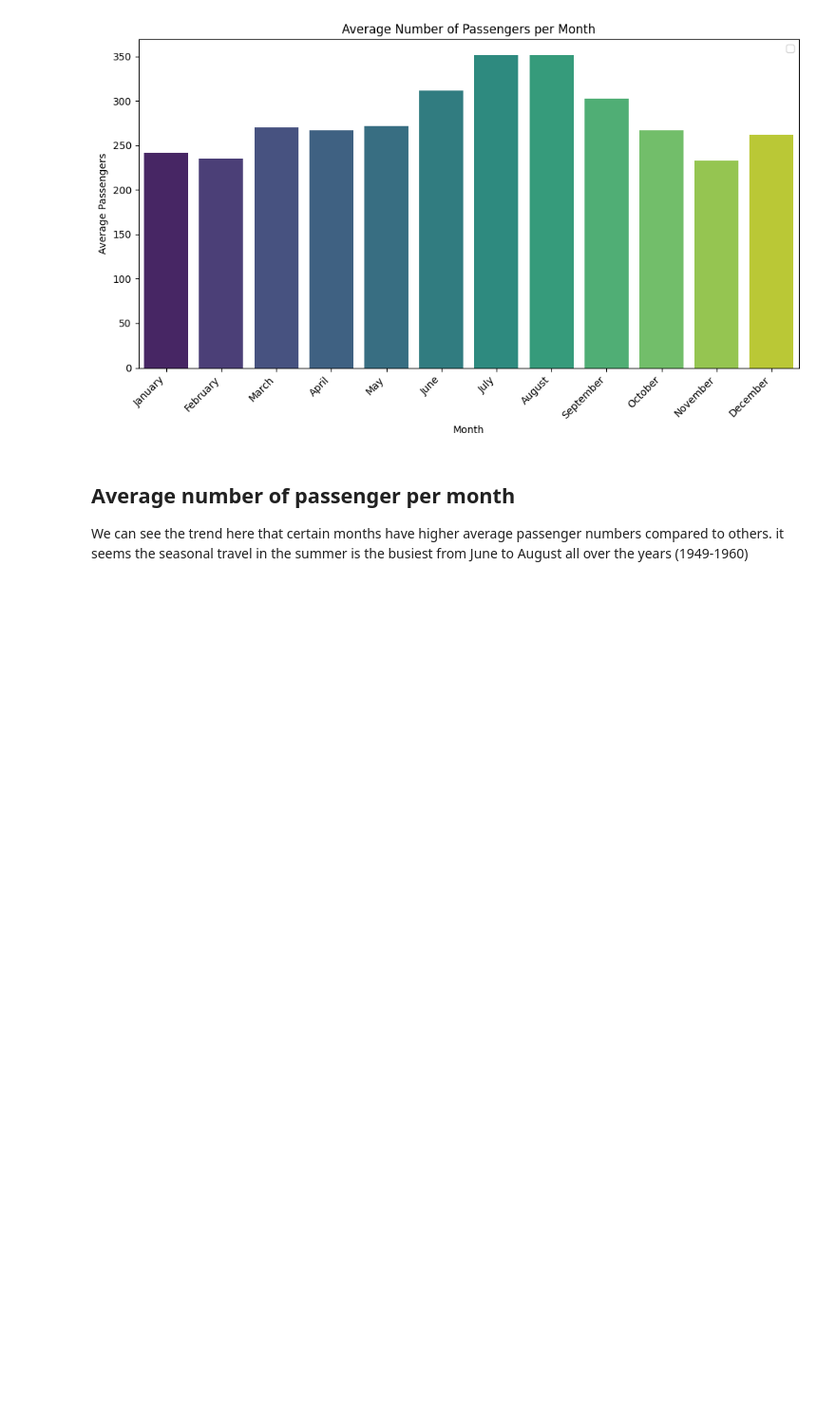
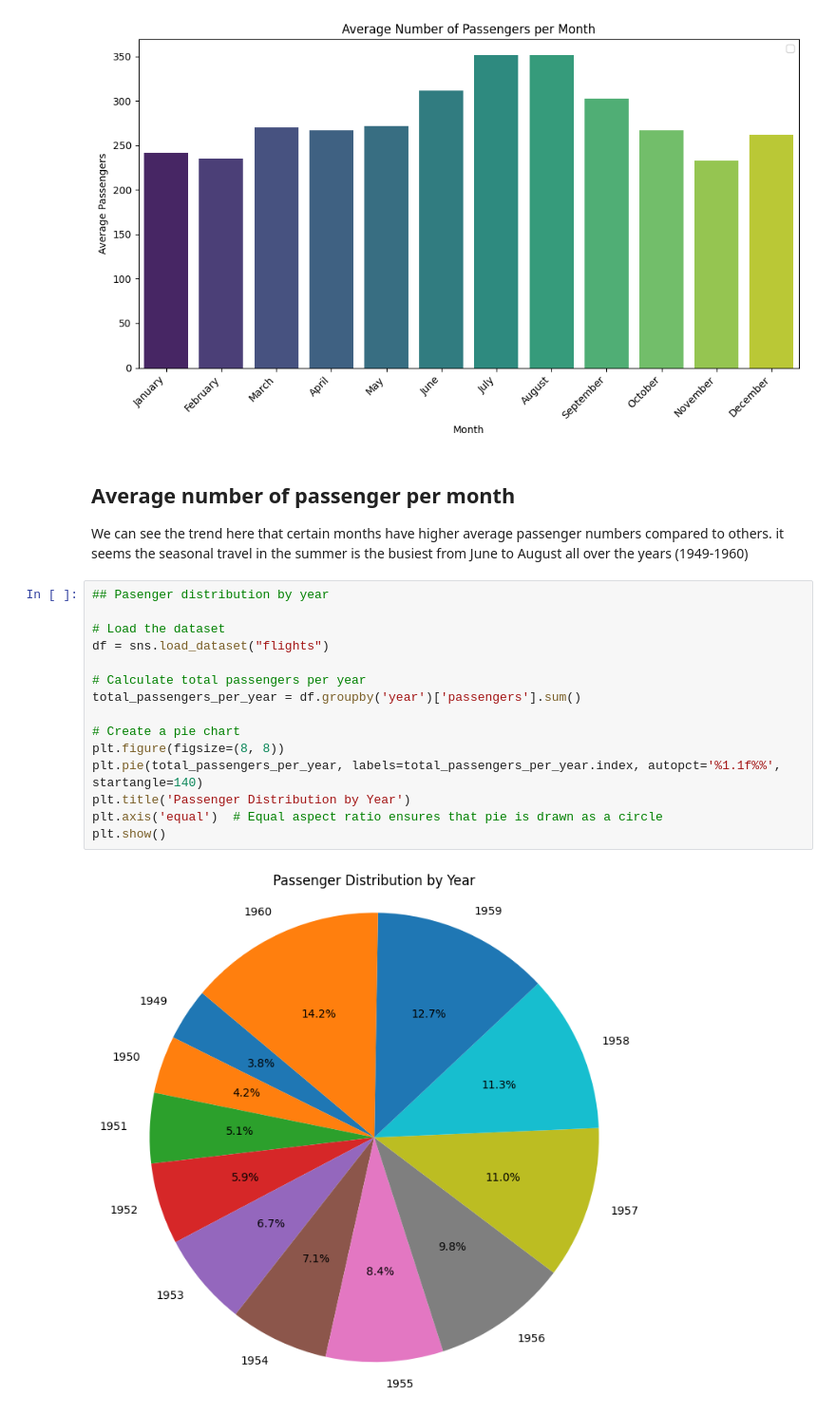
Before and after one commit to drodmay1/datafun-06-eda, a Jupyter notebook: david_eda.ipynb, the cells around one changed output. Shown at 95% size. Cells and saved outputs as stored; diff of their text form; blank space fills up the shorter version.

Commit message:
Passenger distribution by year added

```diff
--- a/david_eda.ipynb
+++ b/david_eda.ipynb
@@ -326,3 +326,20 @@ No artists with labels found to put in legend.  Note that artists whose label st
 # %% [markdown]
 ## Average number of passenger per month
 We can see the trend here that certain months have higher average passenger numbers compared to others. it seems the seasonal travel in the summer is the busiest from June to August all over the years (1949-1960)
+# %%
+## Pasenger distribution by year
+
+# Load the dataset
+df = sns.load_dataset("flights")
+
+# Calculate total passengers per year
+total_passengers_per_year = df.groupby('year')['passengers'].sum()
+
+# Create a pie chart
+plt.figure(figsize=(8, 8))
+plt.pie(total_passengers_per_year, labels=total_passengers_per_year.index, autopct='%1.1f%%', startangle=140)
+plt.title('Passenger Distribution by Year')
+plt.axis('equal')  # Equal aspect ratio ensures that pie is drawn as a circle
+plt.show()
+# %% [output]
+[figure, added]
```
Also changed, not shown: parts of 1 cell of this notebook.
